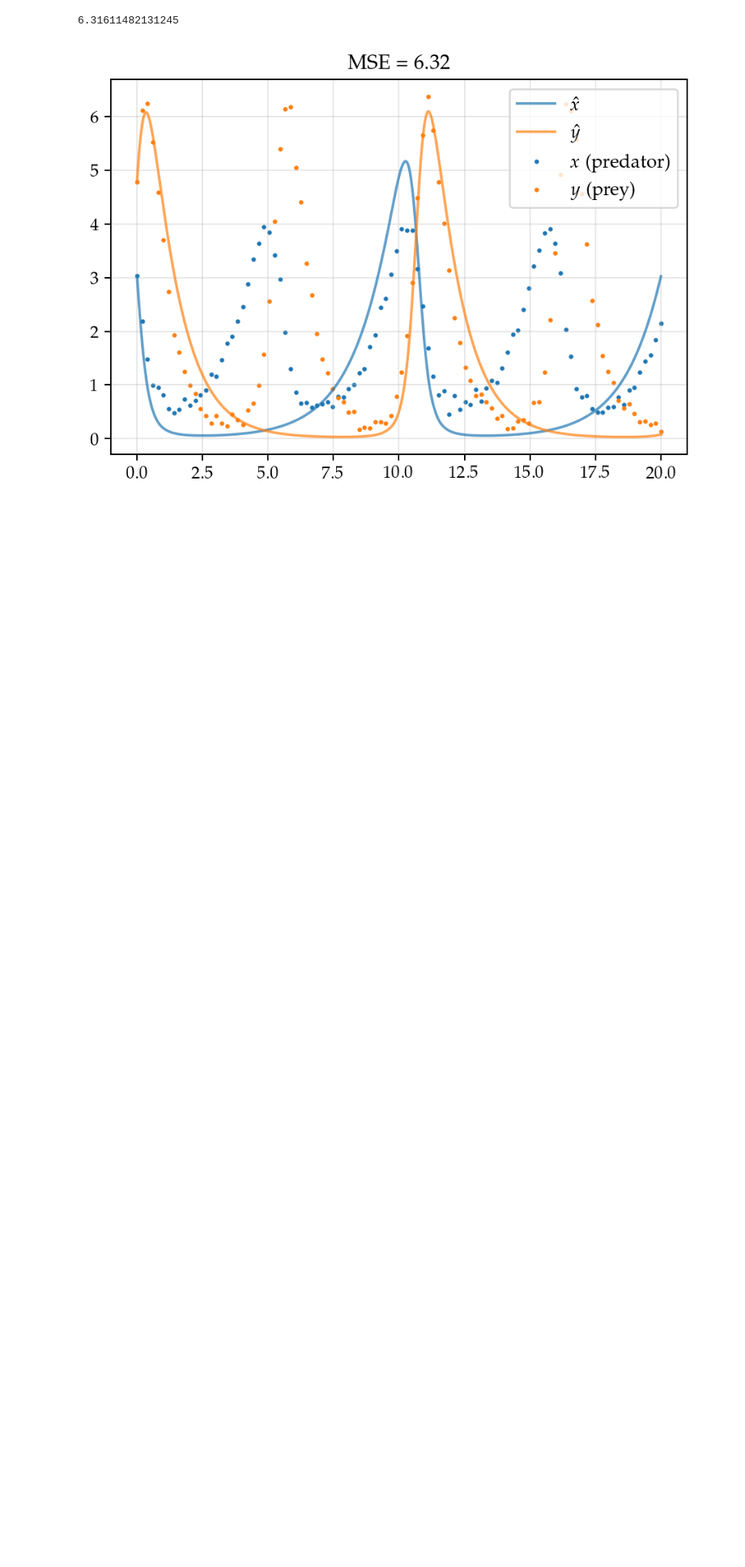
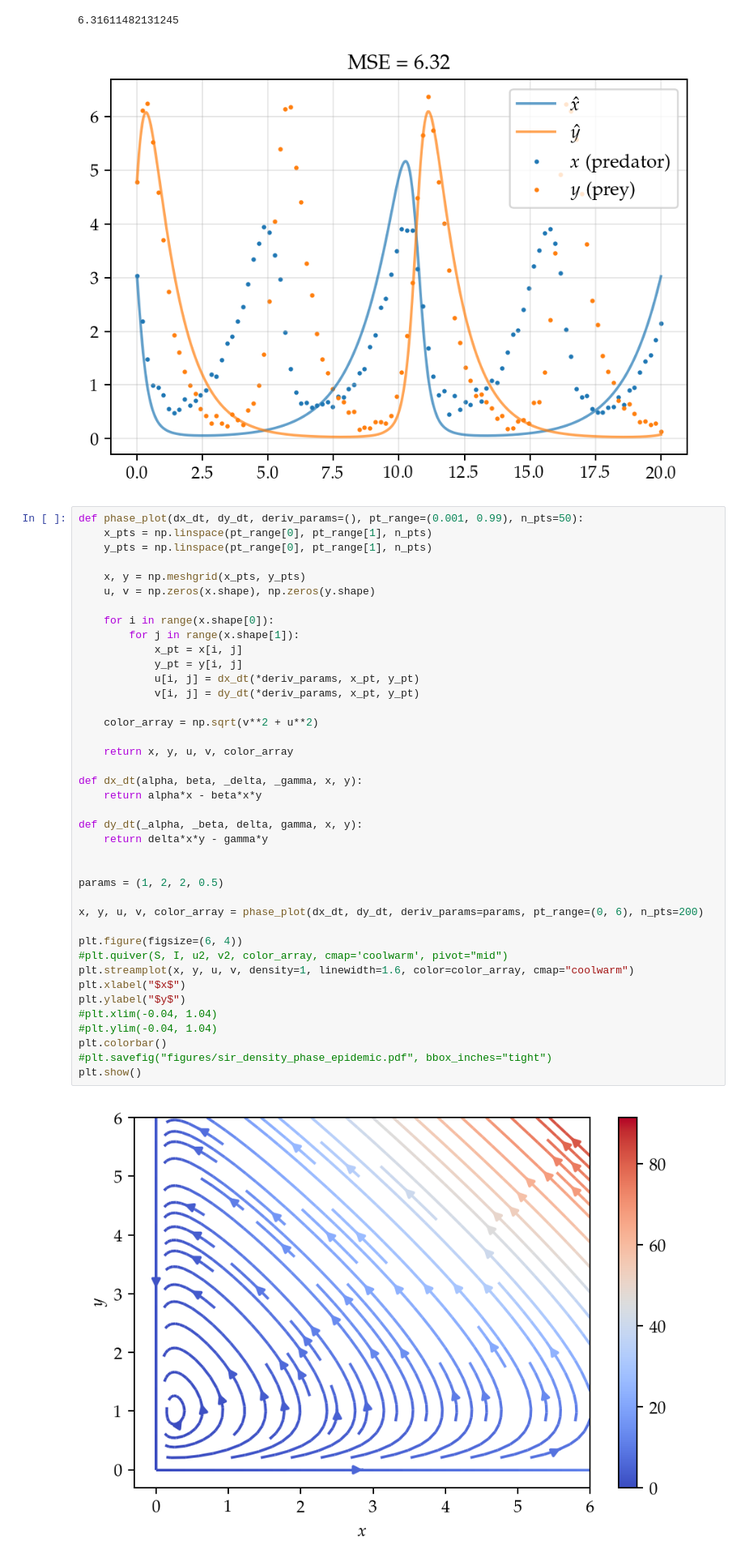
Before and after one commit to Maloup/stochastic-simulation-assignment3, a Jupyter notebook: Simulated Annealing Parameter Tuning.ipynb, the cells around one changed output. Shown: that part at 81% size. Drawn from its saved outputs; the diff is of its cells as text; blank space fills up the shorter version.

Commit message:
Add phase plot

```diff
--- a/Simulated Annealing Parameter Tuning.ipynb
+++ b/Simulated Annealing Parameter Tuning.ipynb
@@ -292,3 +292,45 @@ plt.show()
 # %% [output]
 6.31611482131245
 [figure]
+# %%
+def phase_plot(dx_dt, dy_dt, deriv_params=(), pt_range=(0.001, 0.99), n_pts=50):
+    x_pts = np.linspace(pt_range[0], pt_range[1], n_pts)
+    y_pts = np.linspace(pt_range[0], pt_range[1], n_pts)
+
+    x, y = np.meshgrid(x_pts, y_pts)
+    u, v = np.zeros(x.shape), np.zeros(y.shape)
+
+    for i in range(x.shape[0]):
+        for j in range(x.shape[1]):
+            x_pt = x[i, j]
+            y_pt = y[i, j]
+            u[i, j] = dx_dt(*deriv_params, x_pt, y_pt)
+            v[i, j] = dy_dt(*deriv_params, x_pt, y_pt)
+
+    color_array = np.sqrt(v**2 + u**2)
+
+    return x, y, u, v, color_array
+
+def dx_dt(alpha, beta, _delta, _gamma, x, y):
+    return alpha*x - beta*x*y
+
+def dy_dt(_alpha, _beta, delta, gamma, x, y):
+    return delta*x*y - gamma*y
+
+
+params = (1, 2, 2, 0.5)
+
+x, y, u, v, color_array = phase_plot(dx_dt, dy_dt, deriv_params=params, pt_range=(0, 6), n_pts=200)
+
+plt.figure(figsize=(6, 4))
+#plt.quiver(S, I, u2, v2, color_array, cmap='coolwarm', pivot="mid")
+plt.streamplot(x, y, u, v, density=1, linewidth=1.6, color=color_array, cmap="coolwarm")
+plt.xlabel("$x$")
+plt.ylabel("$y$")
+#plt.xlim(-0.04, 1.04)
+#plt.ylim(-0.04, 1.04)
+plt.colorbar()
+#plt.savefig("figures/sir_density_phase_epidemic.pdf", bbox_inches="tight")
+plt.show()
+# %% [output]
+[figure, added]
```
